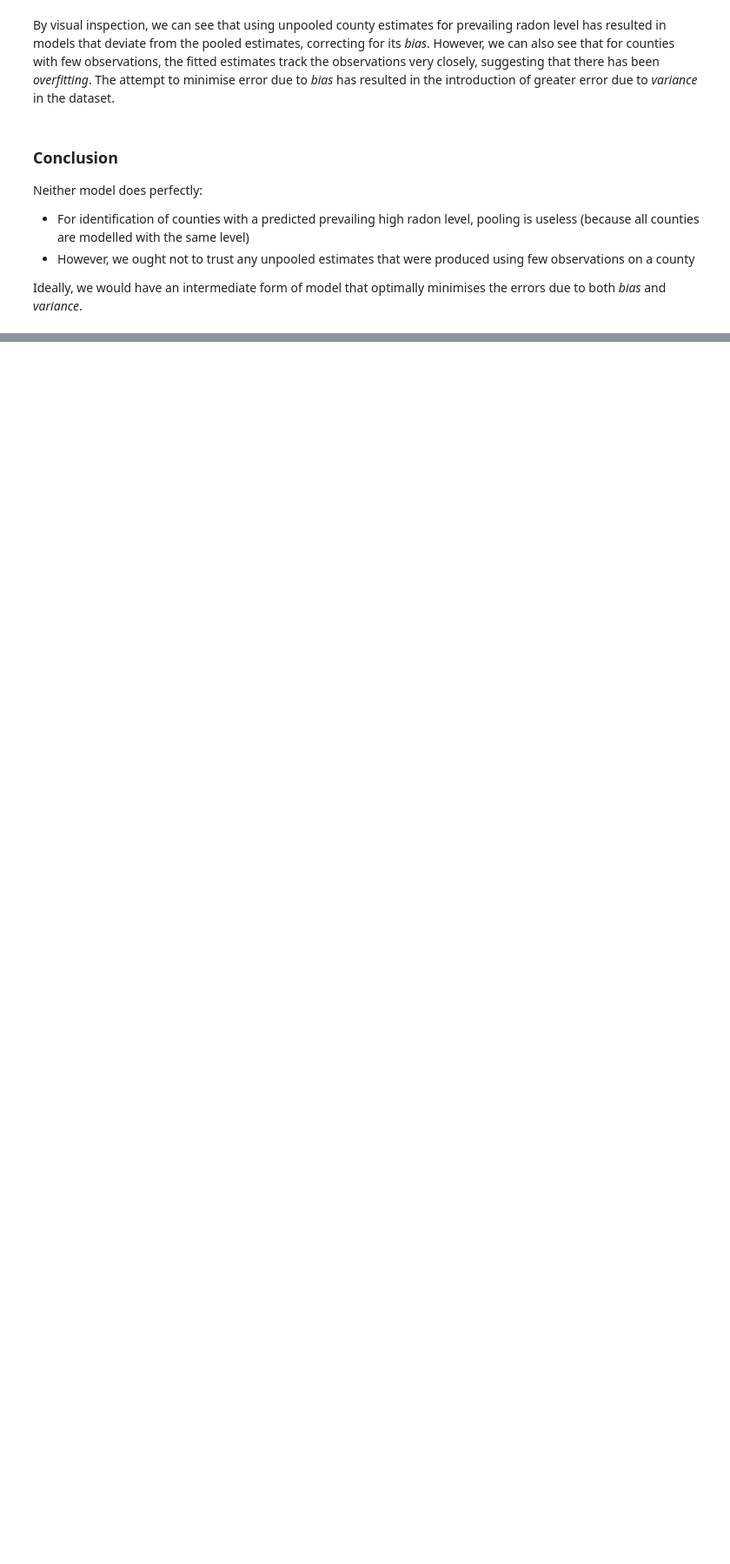
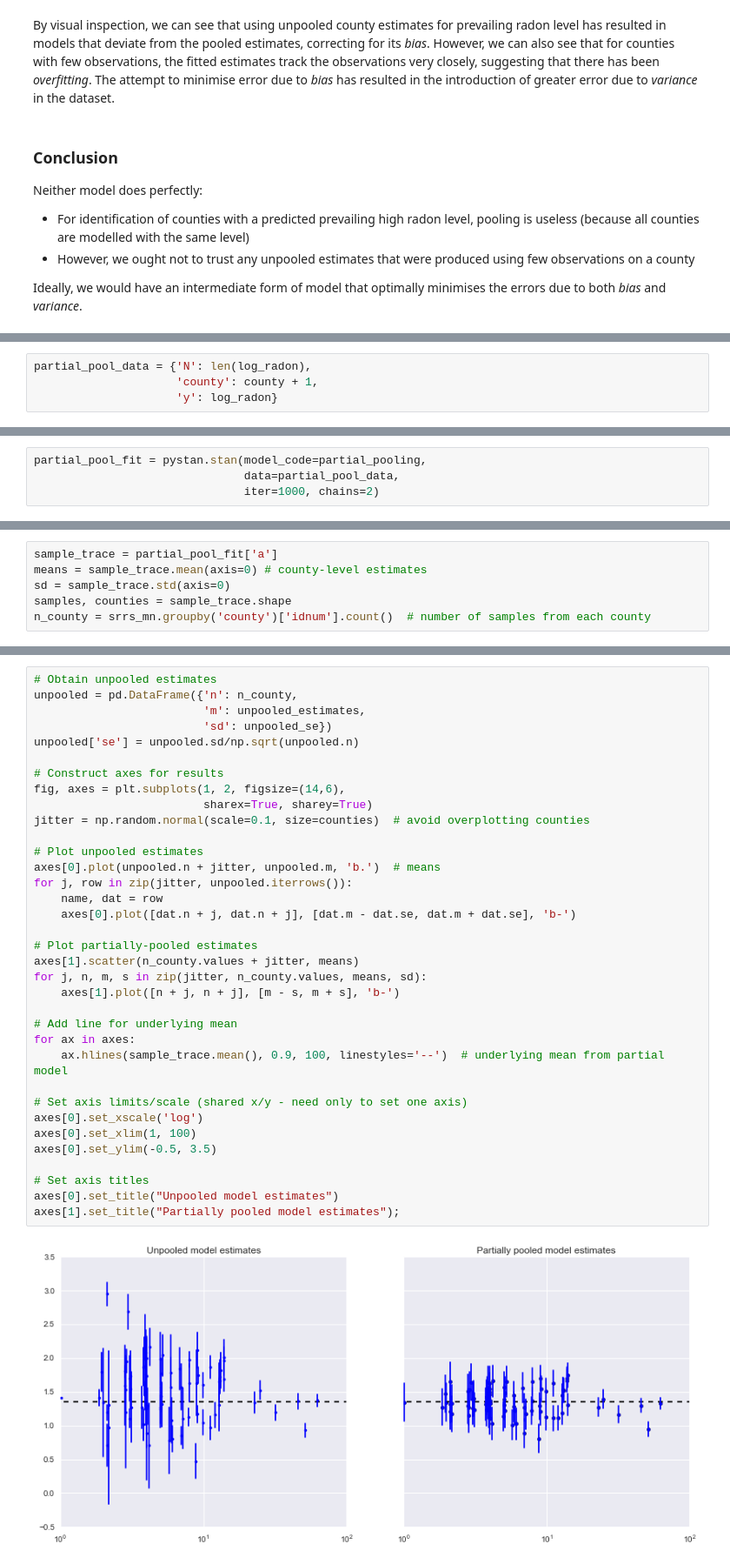
Before and after one commit to widdowquinn/notebooks, a Jupyter notebook: stan_model_radon.ipynb, the cells around one changed output, grey strips where cells are left out. Shown: that part at 87% size. Drawn from its saved outputs; the diff is of its cells as text; blank space fills up the shorter version.

Commit message:
add partially-pooled model example

```diff
--- a/stan_model_radon.ipynb
+++ b/stan_model_radon.ipynb
@@ -456,0 +525,4 @@ $$\hat{\alpha} \approx \frac{(n_j/\sigma_y^2)\bar{y}_j + (1/\sigma_{\alpha}^2)\b
+# %%
+partial_pool_data = {'N': len(log_radon),
+                     'county': county + 1,
+                     'y': log_radon}
@@ -456,0 +531,4 @@ $$\hat{\alpha} \approx \frac{(n_j/\sigma_y^2)\bar{y}_j + (1/\sigma_{\alpha}^2)\b
+# %%
+partial_pool_fit = pystan.stan(model_code=partial_pooling,
+                               data=partial_pool_data,
+                               iter=1000, chains=2)
@@ -456,0 +537,6 @@ $$\hat{\alpha} \approx \frac{(n_j/\sigma_y^2)\bar{y}_j + (1/\sigma_{\alpha}^2)\b
+# %%
+sample_trace = partial_pool_fit['a']
+means = sample_trace.mean(axis=0) # county-level estimates
+sd = sample_trace.std(axis=0)
+samples, counties = sample_trace.shape
+n_county = srrs_mn.groupby('county')['idnum'].count()  # number of samples from each county
@@ -456,0 +545,37 @@ $$\hat{\alpha} \approx \frac{(n_j/\sigma_y^2)\bar{y}_j + (1/\sigma_{\alpha}^2)\b
+# %%
+# Obtain unpooled estimates
+unpooled = pd.DataFrame({'n': n_county,
+                         'm': unpooled_estimates,
+                         'sd': unpooled_se})
+unpooled['se'] = unpooled.sd/np.sqrt(unpooled.n)
+
+# Construct axes for results
+fig, axes = plt.subplots(1, 2, figsize=(14,6),
+                         sharex=True, sharey=True)
+jitter = np.random.normal(scale=0.1, size=counties)  # avoid overplotting counties
+
+# Plot unpooled estimates
+axes[0].plot(unpooled.n + jitter, unpooled.m, 'b.')  # means
+for j, row in zip(jitter, unpooled.iterrows()):
+    name, dat = row
+    axes[0].plot([dat.n + j, dat.n + j], [dat.m - dat.se, dat.m + dat.se], 'b-')
+
+# Plot partially-pooled estimates
+axes[1].scatter(n_county.values + jitter, means)
+for j, n, m, s in zip(jitter, n_county.values, means, sd):
+    axes[1].plot([n + j, n + j], [m - s, m + s], 'b-')
+
+# Add line for underlying mean
+for ax in axes:
+    ax.hlines(sample_trace.mean(), 0.9, 100, linestyles='--')  # underlying mean from partial model
+
+# Set axis limits/scale (shared x/y - need only to set one axis)
+axes[0].set_xscale('log')
+axes[0].set_xlim(1, 100)
+axes[0].set_ylim(-0.5, 3.5)
+
+# Set axis titles
+axes[0].set_title("Unpooled model estimates")
+axes[1].set_title("Partially pooled model estimates");
+# %% [output]
+[figure, added]
```
Also changed, not shown: parts of 13 cells of this notebook.
